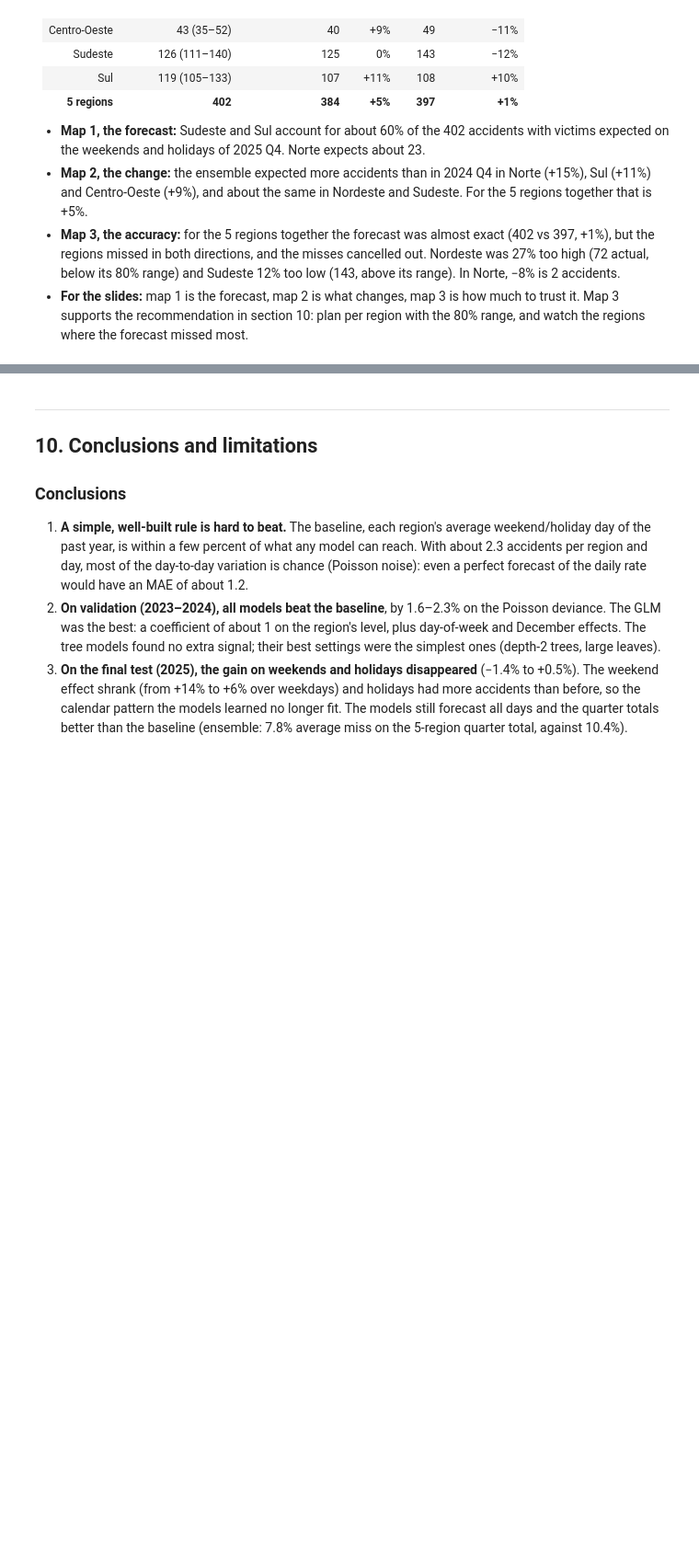
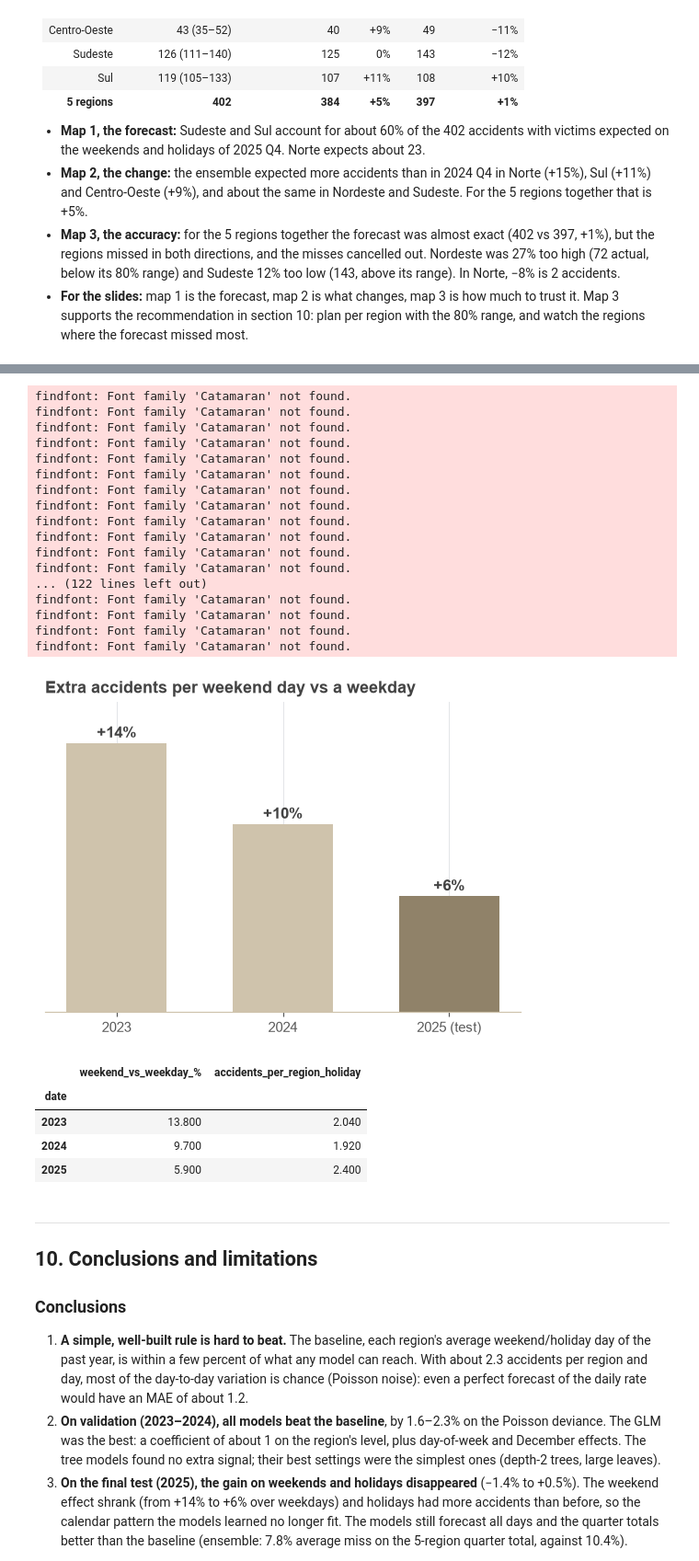
Before and after one commit to ivanya93/road_safety_machine_learning, a Jupyter notebook: notebooks/03_Modelling.ipynb, the cells around one changed output, grey strips where cells are left out. Shown at 92% size. Cells and saved outputs as stored; diff of their text form; code cells hidden in the pictures; blank space fills up the shorter version.

```diff
--- a/notebooks/03_Modelling.ipynb
+++ b/notebooks/03_Modelling.ipynb
@@ -2271,3 +2378,57 @@ Saved for the slides: ['map1_forecast_2025Q4.png', 'map2_change_vs_last_year_202
+# %%
+# 9.11.4. Weekend effect per year: accidents per region and weekend day vs per region and ordinary weekday
+# Holidays are left out of both groups, so the bars show the weekend effect alone
+years = [2023, 2024, 2025]
+mt = model_table[model_table["date"].dt.year.isin(years) & (model_table["is_holiday"] == 0)]
+per_day = mt.groupby([mt["date"].dt.year, "is_weekend"])["accidents"].mean().unstack()
+weekend_uplift = per_day[1] / per_day[0] - 1          # 0.138, 0.097, 0.059
+
+fig, ax = plt.subplots(figsize=(5, 3.8))
+labels = [str(y) if y != 2025 else "2025 (test)" for y in weekend_uplift.index]
+colors = [DECK["light"]] * (len(labels) - 1) + [DECK["taupe"]]
+bars = ax.bar(labels, weekend_uplift.values, color=colors, width=0.6)
+for b, v in zip(bars, weekend_uplift.values):
+    ax.text(b.get_x() + b.get_width() / 2, v + 0.003, f"+{v:.0%}", ha="center", fontsize=11,
+            fontweight="bold", color=DECK["dark"])
+ax.set_ylim(0, 0.16)
+ax.yaxis.set_visible(False)
+for side in ["top", "right", "left"]:
+    ax.spines[side].set_visible(False)
+ax.spines["bottom"].set_color(DECK["light"])
+ax.tick_params(axis="x", colors=DECK["muted"], labelsize=10)
+ax.set_title("Extra accidents per weekend day vs a weekday", fontsize=12, fontweight="bold", color=DECK["dark"])
+fig.tight_layout()
+fig.savefig(FIGURES / "weekend_uplift_by_year.png", dpi=200, bbox_inches="tight")
+plt.show()
+
+# The holiday figure quoted beside the chart: accidents per region and holiday, 2024 -> 2025 (1.92 -> 2.40)
+hol = model_table[model_table["date"].dt.year.isin(years) & (model_table["is_holiday"] == 1)]
+display(pd.DataFrame({"weekend_vs_weekday_%": (100 * weekend_uplift).round(1),
+                      "accidents_per_region_holiday": hol.groupby(hol["date"].dt.year)["accidents"].mean().round(2)}))
+# %% [output]
+findfont: Font family 'Catamaran' not found.
+findfont: Font family 'Catamaran' not found.
+findfont: Font family 'Catamaran' not found.
+findfont: Font family 'Catamaran' not found.
+findfont: Font family 'Catamaran' not found.
+findfont: Font family 'Catamaran' not found.
+findfont: Font family 'Catamaran' not found.
+findfont: Font family 'Catamaran' not found.
+findfont: Font family 'Catamaran' not found.
+findfont: Font family 'Catamaran' not found.
+findfont: Font family 'Catamaran' not found.
+findfont: Font family 'Catamaran' not found.
+... (122 lines left out)
+findfont: Font family 'Catamaran' not found.
+findfont: Font family 'Catamaran' not found.
+findfont: Font family 'Catamaran' not found.
+findfont: Font family 'Catamaran' not found.
+[figure, added]
+|  | weekend_vs_weekday_% | accidents_per_region_holiday |
+| date |  |  |
+| 2023 | 13.800 | 2.040 |
+| 2024 | 9.700 | 1.920 |
+| 2025 | 5.900 | 2.400 |
 # %% [markdown]
 --------
 ## 10. Conclusions and limitations
```
Also changed, not shown: parts of 6 cells of this notebook, 4 other files.
